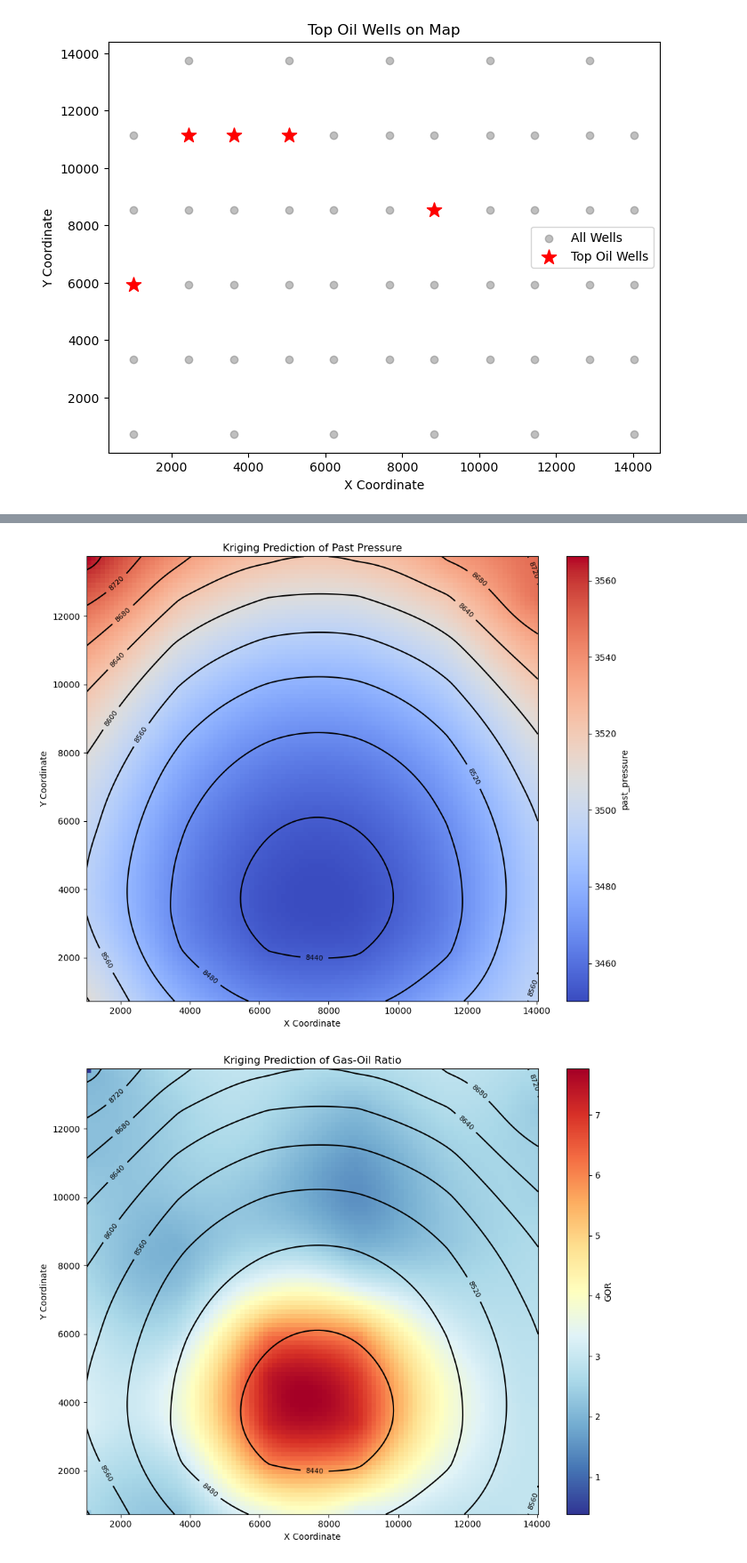
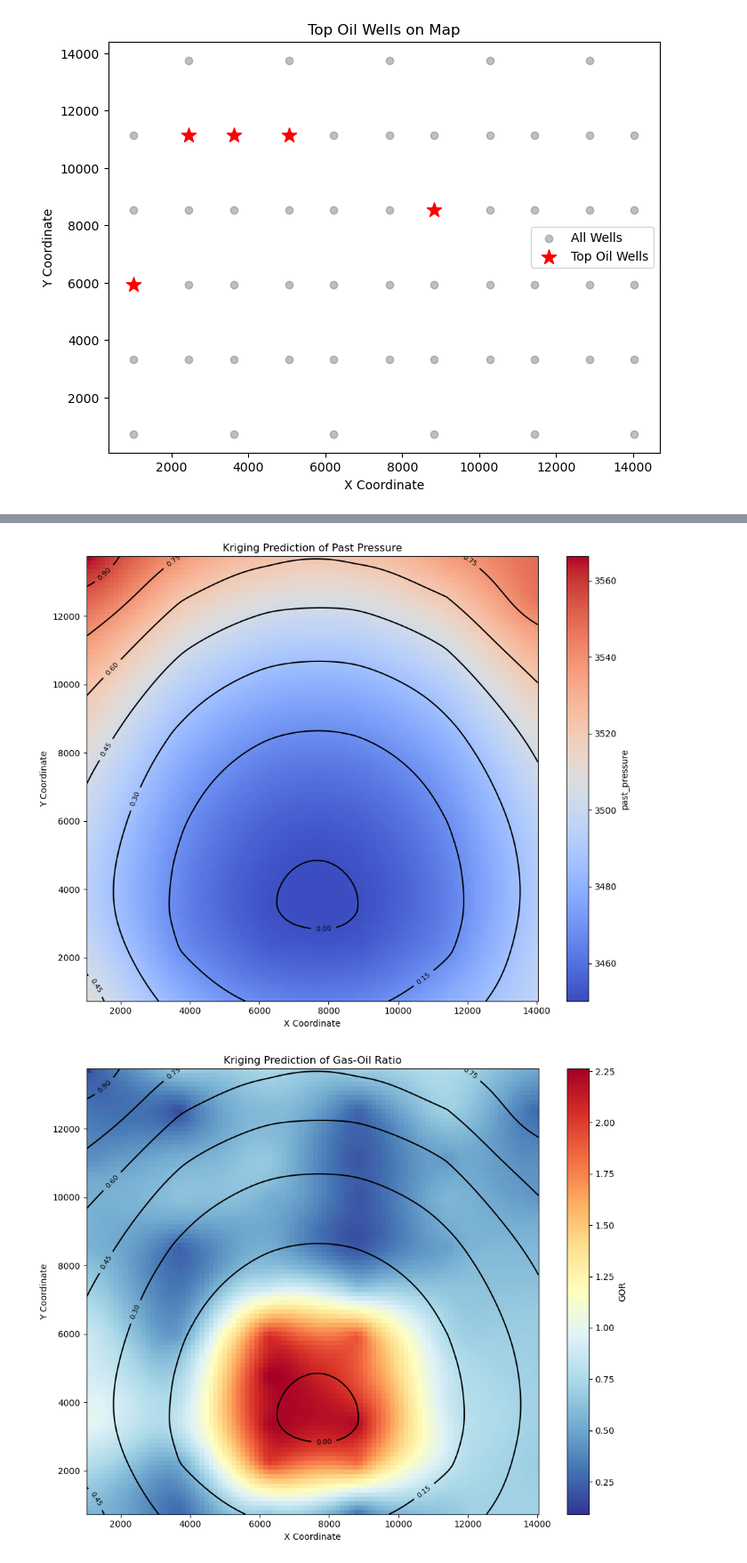
Before and after one commit to elnflores/NSC-325-Sweet-Spot-Identification, a Jupyter notebook: Exploratory.ipynb, the cells around one changed output, grey strips where cells are left out. Shown at 89% size. Cells and saved outputs as stored; diff of their text form; code cells hidden in the pictures.

Commit message:
Updated Kriging Facies and Sweet Spot Maps

```diff
--- a/Exploratory.ipynb
+++ b/Exploratory.ipynb
@@ -477,17 +469,17 @@ plt.show()
 # %%
 # Define top-performing wells (top quartile)
-top_oil_threshold = df['oil_prod_mstb'].quantile(0.75)
-top_gas_threshold = df['gas_prod_mmcf'].quantile(0.75)
+top_oil_threshold = df_scaled['oil_prod_mstb'].quantile(0.75)
+top_gas_threshold = df_scaled['gas_prod_mmcf'].quantile(0.75)
 
-df['top_oil_well'] = df['oil_prod_mstb'] >= top_oil_threshold
-df['top_gas_well'] = df['gas_prod_mmcf'] >= top_gas_threshold
+df_scaled['top_oil_well'] = df_scaled['oil_prod_mstb'] >= top_oil_threshold
+df_scaled['top_gas_well'] = df_scaled['gas_prod_mmcf'] >= top_gas_threshold
 
 # Facies contribution in top wells
 facies_cols = ['facies_2', 'facies_3', 'facies_4', 'facies_5']
 print('Facies (sums in top oil wells:')
-print(df.loc[df['top_oil_well'], facies_cols].sum())
+print(df.loc[df_scaled['top_oil_well'], facies_cols].sum())
 print('Facies sums in top gas wells:')
-print(df.loc[df['top_gas_well'], facies_cols].sum())
+print(df.loc[df_scaled['top_gas_well'], facies_cols].sum())
 # %% [output]
 Facies (sums in top oil wells:
 facies_2    7
@@ -588,18 +611,18 @@ plt.show()
 # %%
 # Kriging plot for past pressure
-create_kriging_plot(df, 'bh_x', 'bh_y', 'past_pressure',
+create_kriging_plot(df_scaled, 'bh_x', 'bh_y', 'past_pressure',
                     'Kriging Prediction of Past Pressure',
                     cmap='coolwarm', add_contours=True, contour_col='total_depth_md')
 plt.show()
 # %% [output]
-[figure, old version]
+[figure, new version]
 # %%
 # Classify wells by fluid dominance using GOR
-df['GOR'] = df['gas_prod_mmcf'] / (df['oil_prod_mstb'] + 0.001)
-create_kriging_plot(df, 'bh_x', 'bh_y', 'GOR',
+df_scaled['GOR'] = df_scaled['gas_prod_mmcf'] / (df_scaled['oil_prod_mstb'] + 0.001)
+create_kriging_plot(df_scaled, 'bh_x', 'bh_y', 'GOR',
                     'Kriging Prediction of Gas-Oil Ratio',
                     cmap='RdYlBu_r', add_contours=True, contour_col='total_depth_md')
 plt.show()
 # %% [output]
-[figure, old version]
+[figure, new version]
 # %%
```
Also changed, not shown: parts of 40 cells of this notebook.
